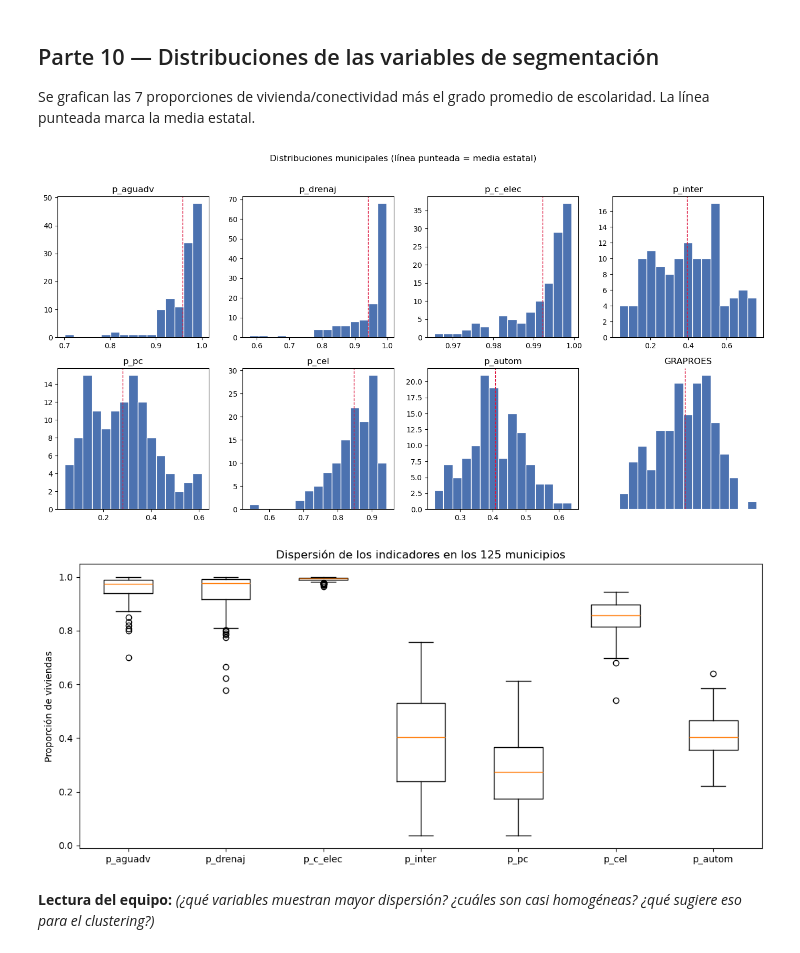
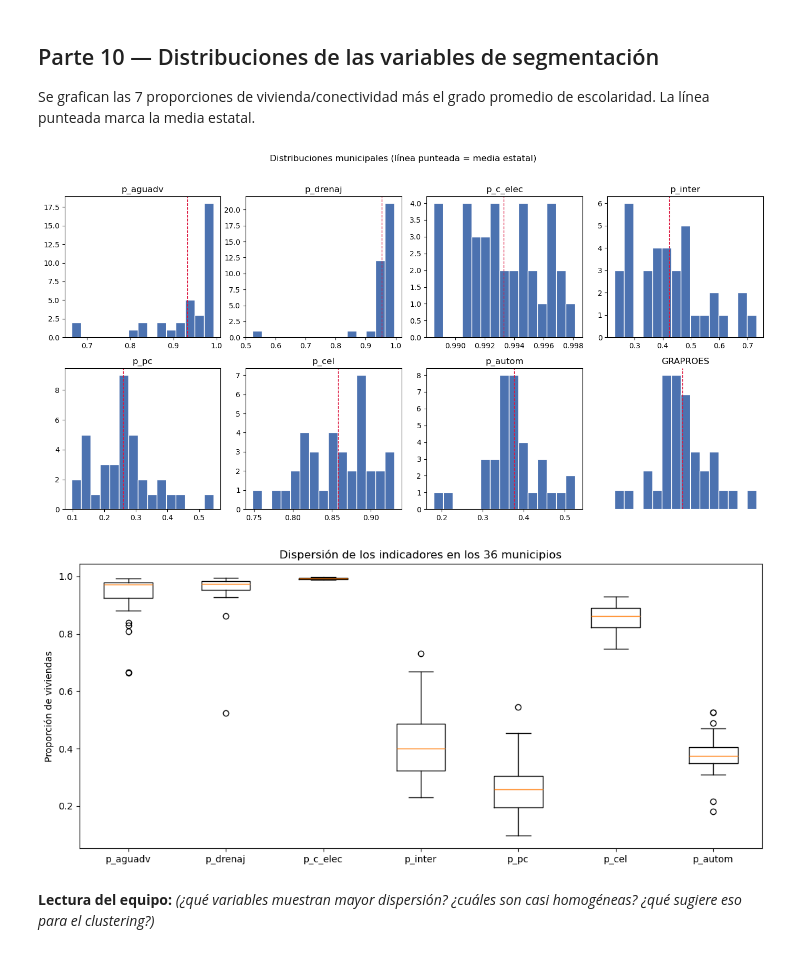
Before and after one commit to Elias-Manuel-Marquez-Bailon/proyecto-articulo-datos-publicos, a Jupyter notebook: notebook/analisis_datos_publicos.ipynb, the cells around one changed output. Drawn from its saved outputs; the diff is of its cells as text; code cells hidden in the pictures.

Commit message:
Cambio de alcance a Morelos (36 municipios): filtro entidad 17, cruce CONAPO 17000+MUN, re-ejecucion completa, graficas y resultados actualizados

```diff
--- a/notebook/analisis_datos_publicos.ipynb
+++ b/notebook/analisis_datos_publicos.ipynb
@@ -77,10 +77,10 @@ Se esperan exactamente **125 municipios**.
 # %%
 mun = df_raw[
     (df_raw["LOC"] == "0000")
-    & (df_raw["ENTIDAD"] == "15")
+    & (df_raw["ENTIDAD"] == "17")
     & (df_raw["MUN"] != "000")
 ].copy()
-assert len(mun) == 125, f"Se esperaban 125 municipios, hay {len(mun)}"
+assert len(mun) == 36, f"Se esperaban 36 municipios, hay {len(mun)}"
 mun[["MUN", "NOM_MUN", "POBTOT"]].head()
 # %% [output]
 |  | MUN | NOM_MUN | POBTOT |
@@ -224,17 +224,17 @@ fig.tight_layout()
 fig.savefig(IMG / "grafica_1.png", dpi=150, bbox_inches="tight")
 plt.show()
 # %% [output]
-[figure, old version]
+[figure, new version]
 # %%
 fig, ax = plt.subplots(figsize=(11, 5))
 ax.boxplot([df[c] for c in prop_cols], tick_labels=prop_cols)
 ax.set_ylabel("Proporción de viviendas")
-ax.set_title("Dispersión de los indicadores en los 125 municipios")
+ax.set_title("Dispersión de los indicadores en los 36 municipios")
 fig.tight_layout()
 fig.savefig(IMG / "grafica_2.png", dpi=150, bbox_inches="tight")
 plt.show()
 # %% [output]
-[figure, old version]
+[figure, new version]
 # %% [markdown]
 **Lectura del equipo:** *(¿qué variables muestran mayor dispersión? ¿cuáles son casi homogéneas? ¿qué sugiere eso para el clustering?)*
 # %% [markdown]
```
Also changed, not shown: parts of 26 cells of this notebook, 15 other files.
